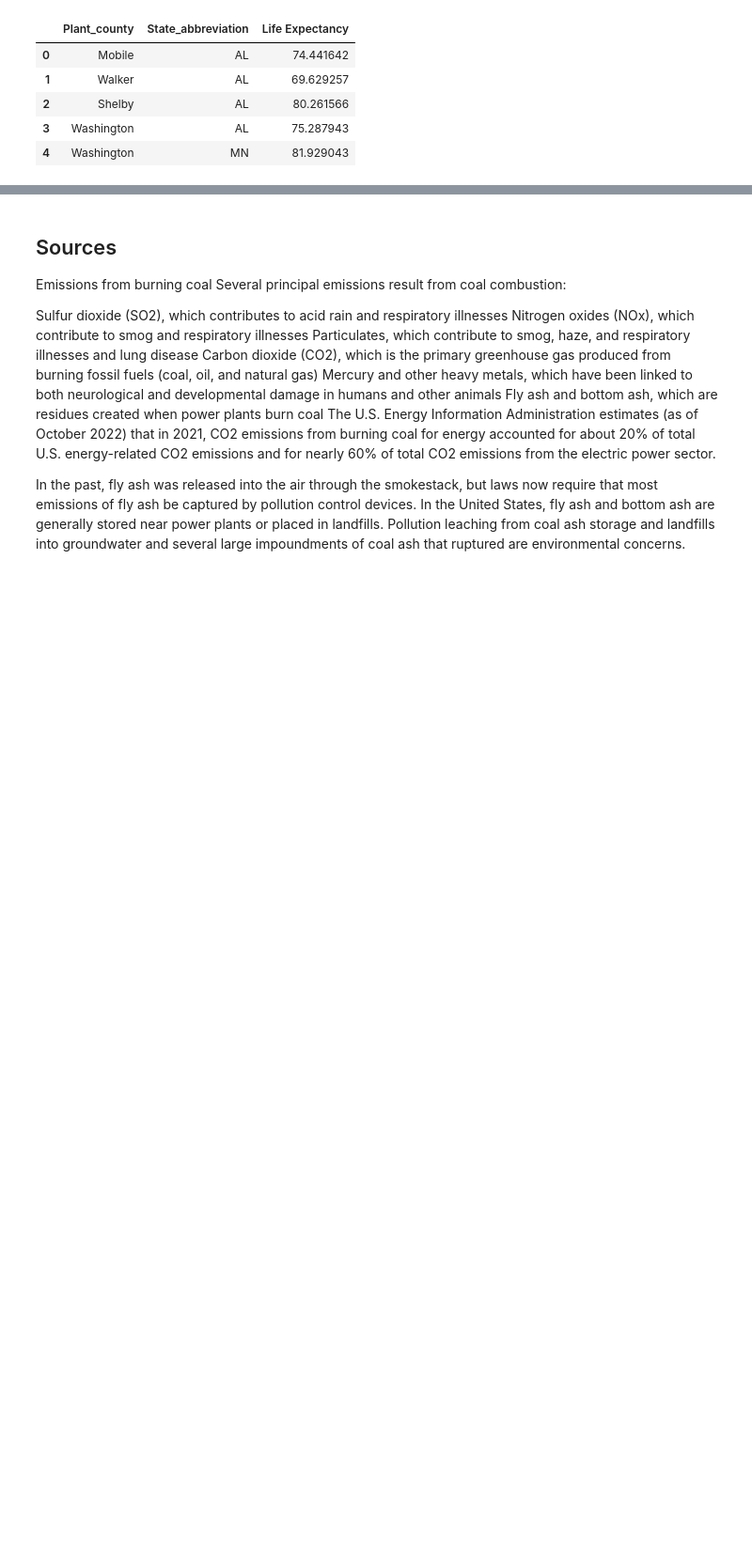
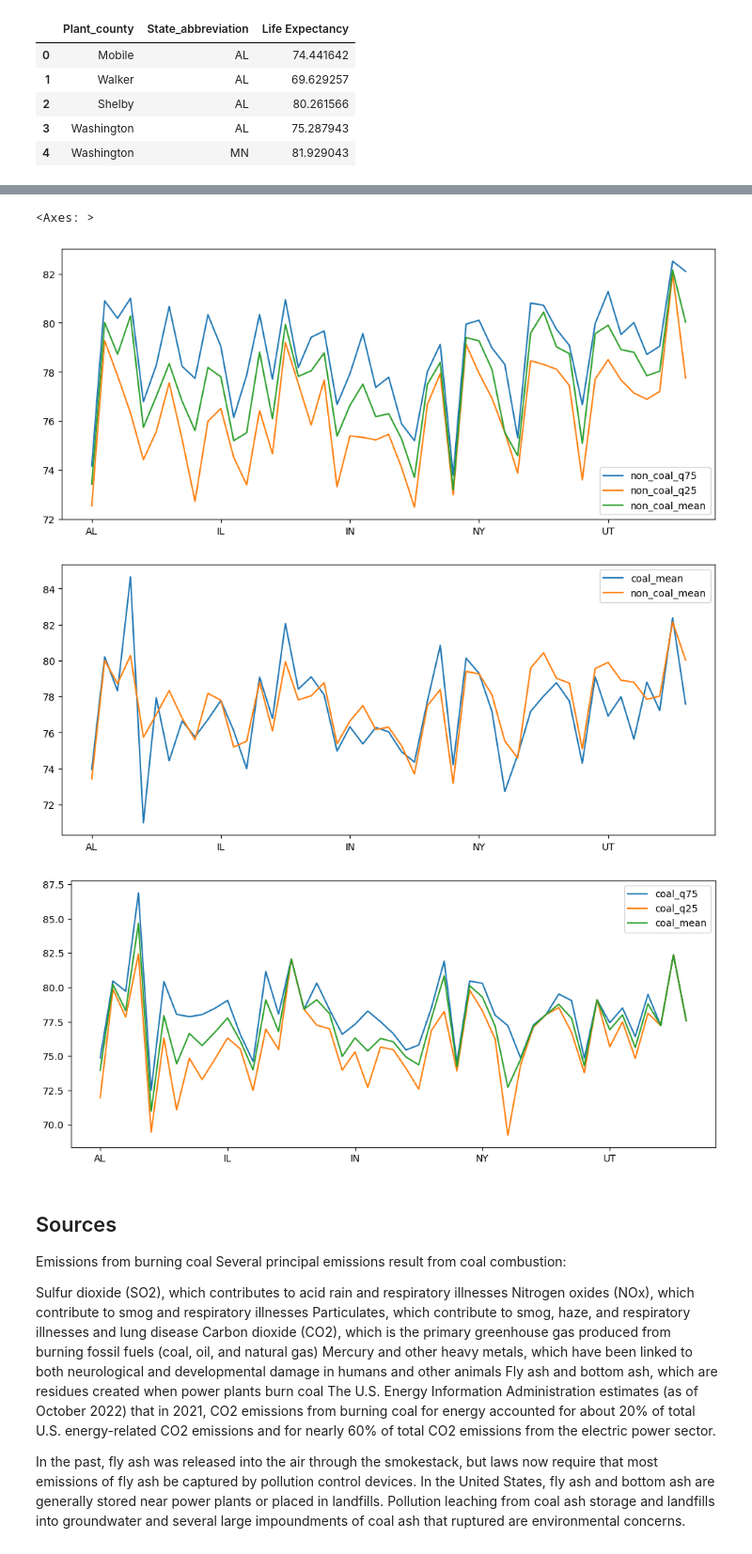
Before and after one commit to aaronjamesroberts/APCV-361-Final-Project-Snedden-Roberts, a Jupyter notebook: final.ipynb, the cells around one changed output, grey strips where cells are left out. Shown at 94% size. Drawn from its saved outputs; the diff is of its cells as text; code cells hidden in the pictures; blank space fills up the shorter version.

```diff
--- a/final.ipynb
+++ b/final.ipynb
@@ -358,3 +277,12 @@ pd_lib
+# %%
+dict_df.plot.line(y=['non_coal_q75', 'non_coal_q25', 'non_coal_mean'],figsize=(12,5))
+dict_df.plot.line(y=['coal_mean', 'non_coal_mean'],figsize=(12,5))
+dict_df.plot.line(y=['coal_q75', 'coal_q25', 'coal_mean'],figsize=(12,5))
+# %% [output]
+<Axes: >
+[figure, added]
+[figure, added]
+[figure, added]
 # %% [markdown]
 ## Sources
 Emissions from burning coal
```
Also changed, not shown: parts of 13 cells of this notebook.
